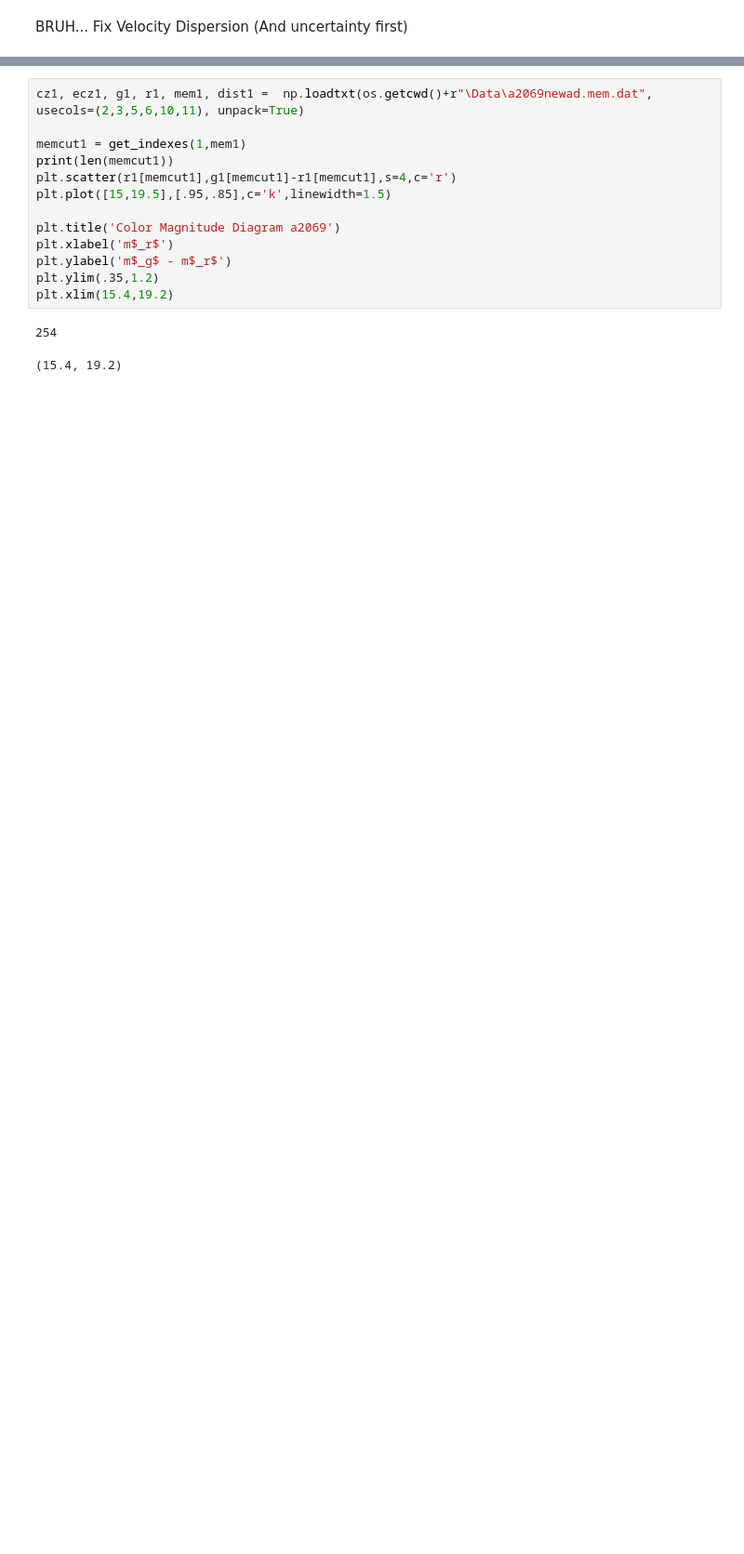
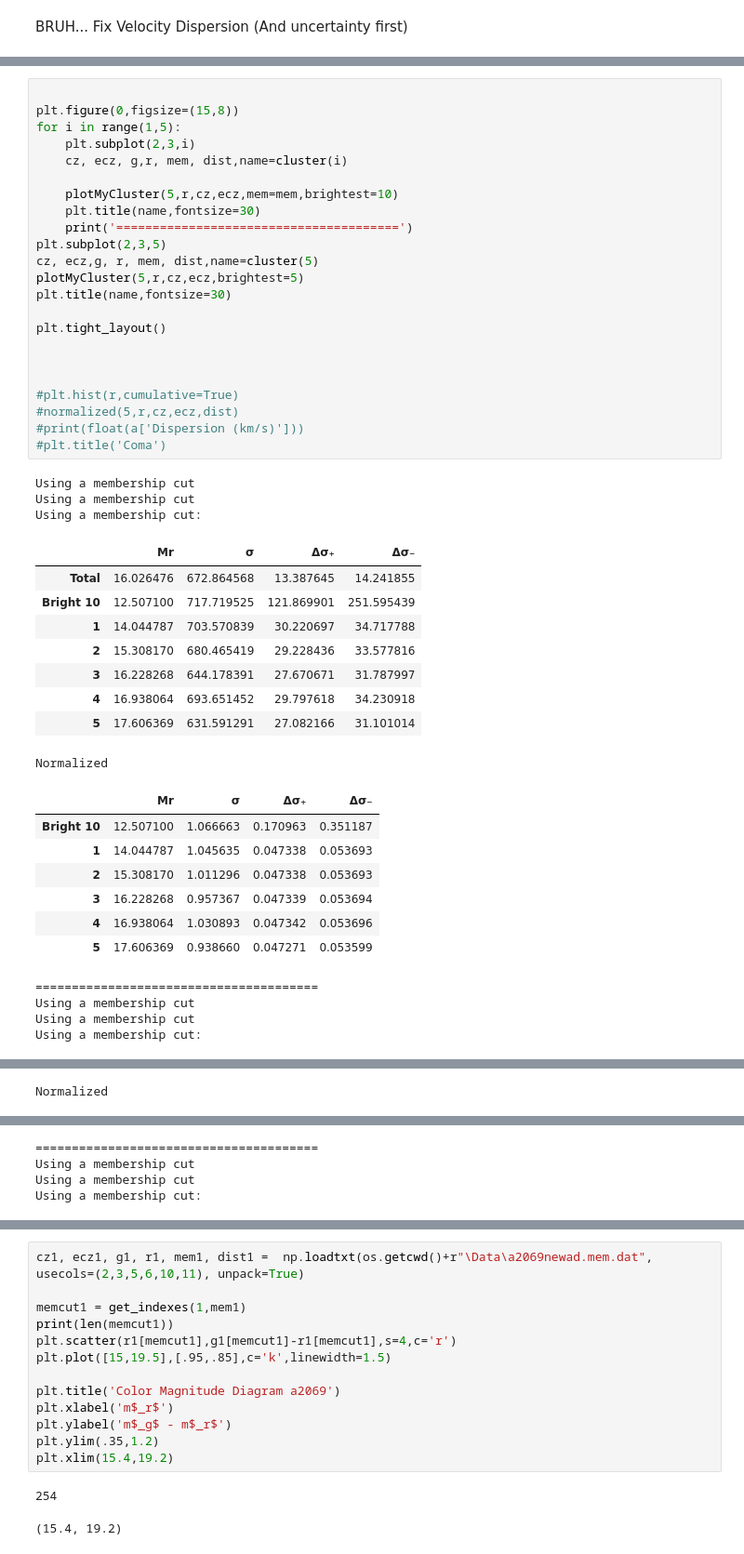
Before and after one commit to Erickmpowell/WWU-Research, a Jupyter notebook: Arbitrary Galaxy Analyze.ipynb, the cells around one changed output, grey strips where cells are left out. Shown: that part at 93% size. Saved outputs shown, nothing was run; the diff lists cells and outputs as text; blank space fills up the shorter version.

```diff
--- a/Arbitrary Galaxy Analyze.ipynb
+++ b/Arbitrary Galaxy Analyze.ipynb
@@ -266,0 +405,47 @@ Text(0.5,1,'rxj1720')
+# %%
+
+plt.figure(0,figsize=(15,8))
+for i in range(1,5):
+    plt.subplot(2,3,i)
+    cz, ecz, g,r, mem, dist,name=cluster(i)
+
+    plotMyCluster(5,r,cz,ecz,mem=mem,brightest=10)
+    plt.title(name,fontsize=30)
+    print('=======================================')
+plt.subplot(2,3,5)
+cz, ecz,g, r, mem, dist,name=cluster(5)
+plotMyCluster(5,r,cz,ecz,brightest=5)
+plt.title(name,fontsize=30)
+
+plt.tight_layout()
+
+
+
+#plt.hist(r,cumulative=True)
+#normalized(5,r,cz,ecz,dist)
+#print(float(a['Dispersion (km/s)']))
+#plt.title('Coma')
+# %% [output]
+Using a membership cut
+Using a membership cut
+Using a membership cut:
+|  | Mr | σ | Δσ₊ | Δσ₋ |
+| Total | 16.026476 | 672.864568 | 13.387645 | 14.241855 |
+| Bright 10 | 12.507100 | 717.719525 | 121.869901 | 251.595439 |
+| 1 | 14.044787 | 703.570839 | 30.220697 | 34.717788 |
+| 2 | 15.308170 | 680.465419 | 29.228436 | 33.577816 |
+| 3 | 16.228268 | 644.178391 | 27.670671 | 31.787997 |
+| 4 | 16.938064 | 693.651452 | 29.797618 | 34.230918 |
+| 5 | 17.606369 | 631.591291 | 27.082166 | 31.101014 |
+Normalized
+|  | Mr | σ | Δσ₊ | Δσ₋ |
+| Bright 10 | 12.507100 | 1.066663 | 0.170963 | 0.351187 |
+| 1 | 14.044787 | 1.045635 | 0.047338 | 0.053693 |
+| 2 | 15.308170 | 1.011296 | 0.047338 | 0.053693 |
+| 3 | 16.228268 | 0.957367 | 0.047339 | 0.053694 |
+| 4 | 16.938064 | 1.030893 | 0.047342 | 0.053696 |
+| 5 | 17.606369 | 0.938660 | 0.047271 | 0.053599 |
+=======================================
+Using a membership cut
+Using a membership cut
+Using a membership cut:
@@ -266,0 +460 @@ Text(0.5,1,'rxj1720')
+Normalized
@@ -266,0 +468,4 @@ Text(0.5,1,'rxj1720')
+=======================================
+Using a membership cut
+Using a membership cut
+Using a membership cut:
```
Also changed, not shown: parts of 16 cells of this notebook, 38 other files.
